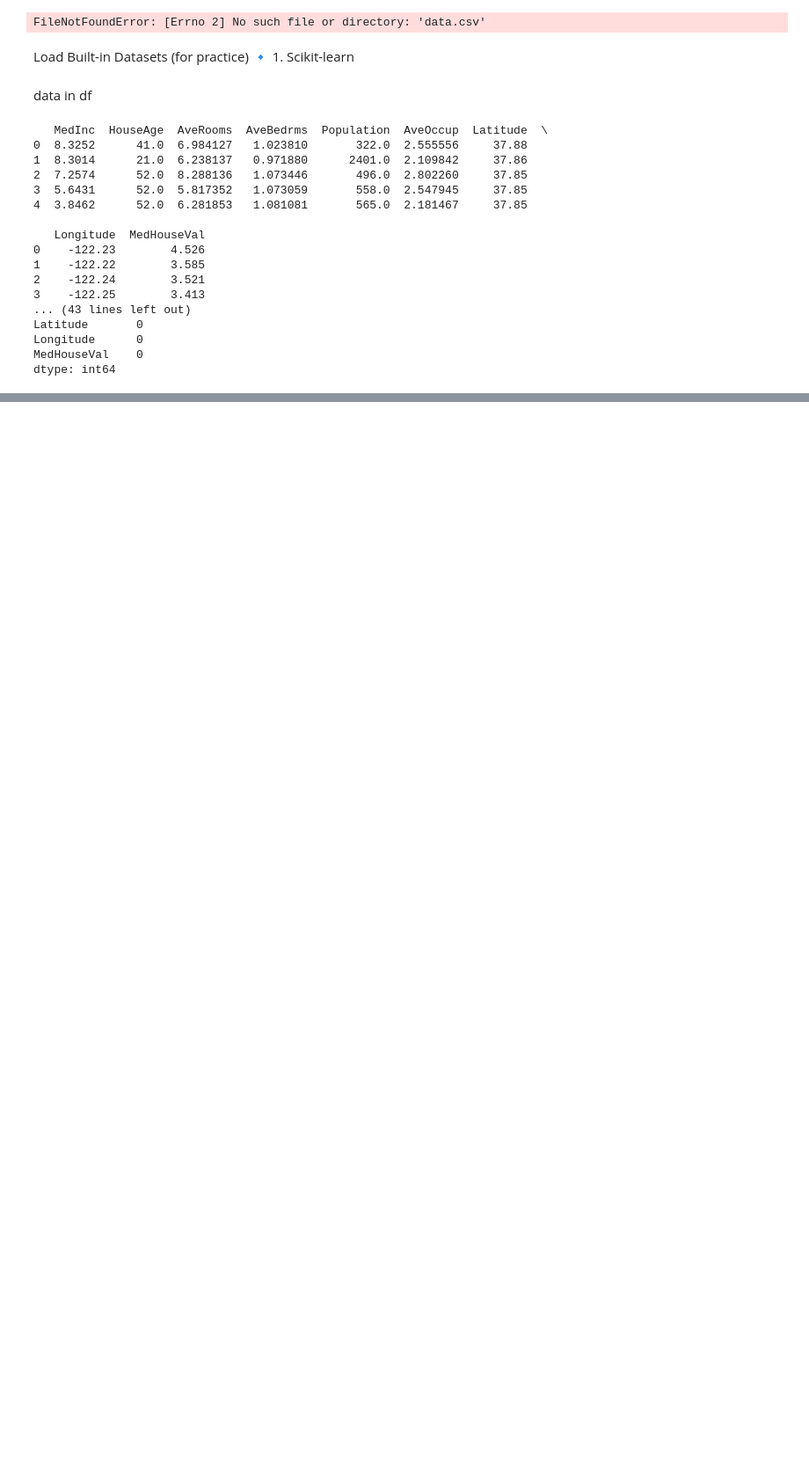
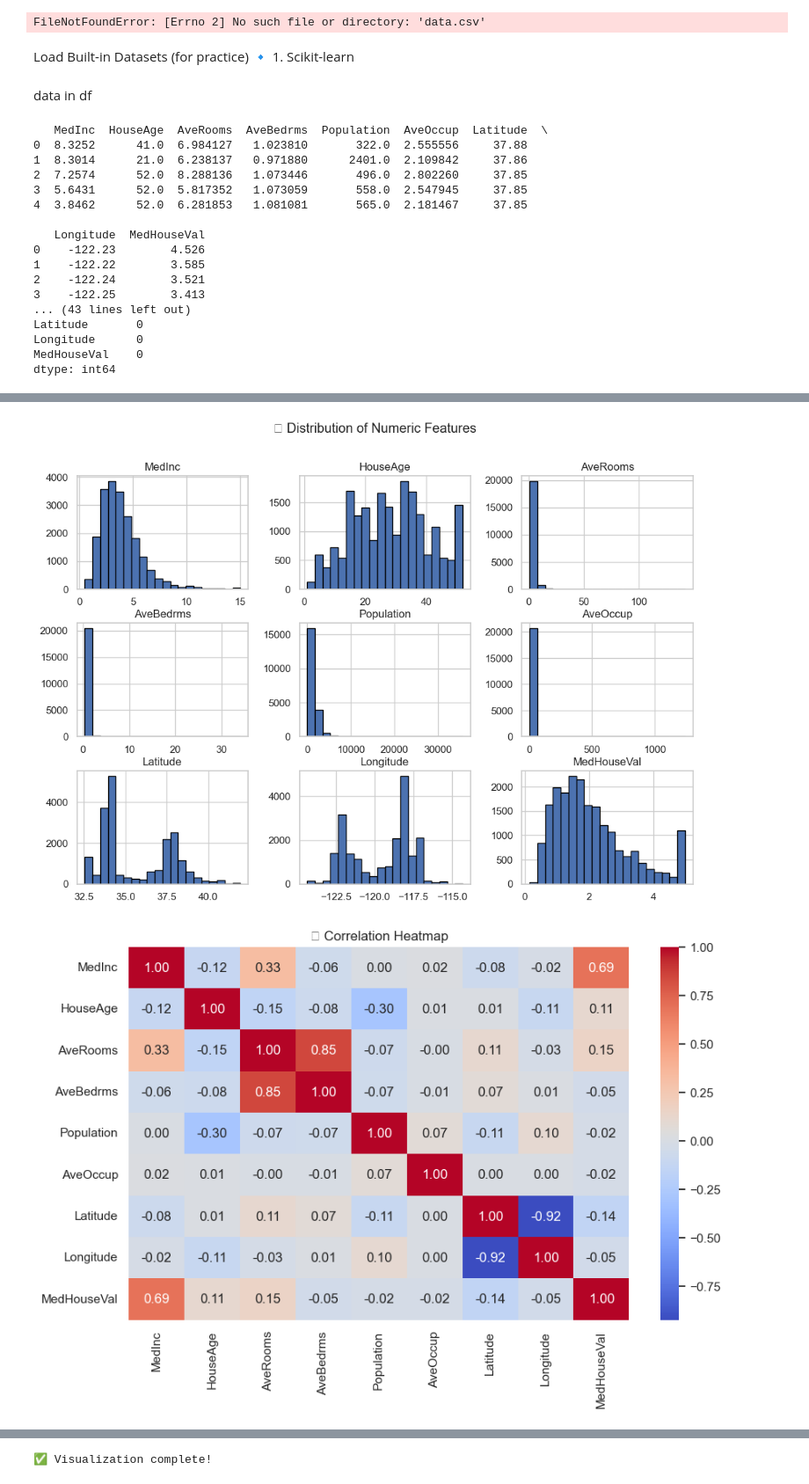
Before and after one commit to ayoub0030/ML, a Jupyter notebook: essentiel.ipynb, the cells around one changed output, grey strips where cells are left out. Shown: that part at 88% size. Cells and saved outputs as stored; diff of their text form; code cells hidden in the pictures; blank space fills up the shorter version.

```diff
--- a/essentiel.ipynb
+++ b/essentiel.ipynb
@@ -78,0 +85,66 @@ dtype: int64
+# %%
+# 📦 Import libraries
+import pandas as pd
+import matplotlib.pyplot as plt
+import seaborn as sns
+
+# 🧮 Settings
+sns.set(style="whitegrid")
+plt.rcParams["figure.figsize"] = (8, 5)
+
+
+
+# 🖼️ Step 3: Visualizations
+
+## 1️⃣ Histograms for all numeric columns
+numeric_cols = df.select_dtypes(include=["int64", "float64"]).columns
+df[numeric_cols].hist(bins=20, figsize=(12, 8), edgecolor='black')
+plt.suptitle("📈 Distribution of Numeric Features")
+plt.show()
+
+## 2️⃣ Correlation Heatmap
+if len(numeric_cols) > 1:
+    plt.figure(figsize=(10, 6))
+    sns.heatmap(df[numeric_cols].corr(), annot=True, cmap="coolwarm", fmt=".2f")
+    plt.title("🔥 Correlation Heatmap")
+    plt.show()
+
+## 3️⃣ Boxplots (for outlier detection)
+for col in numeric_cols:
+    plt.figure()
+    sns.boxplot(x=df[col])
+    plt.title(f"📦 Boxplot of {col}")
+    plt.show()
+
+## 4️⃣ Pairplot (only if not too many columns)
+if len(numeric_cols) <= 6:
+    sns.pairplot(df[numeric_cols])
+    plt.suptitle("🔗 Pairwise Relationships")
+    plt.show()
+
+# 5️⃣ Categorical vs Numeric (optional)
+categorical_cols = df.select_dtypes(include=["object", "category"]).columns
+if len(categorical_cols) > 0:
+    for cat in categorical_cols:
+        for num in numeric_cols:
+            plt.figure()
+            sns.boxplot(x=cat, y=num, data=df)
+            plt.title(f"📊 {num} by {cat}")
+            plt.xticks(rotation=45)
+            plt.show()
+
+
+# Compute correlation matrix
+correlation_matrix = df.corr()
+
+# Visualize using a heatmap
+plt.figure(figsize=(6,5))
+sns.heatmap(correlation_matrix, annot=True, cmap='coolwarm', vmin=-1, vmax=1)
+plt.title("Correlation Matrix Heatmap")
+plt.show()
+
+
+print("\n✅ Visualization complete!")
+# %% [output]
+[figure, added]
+[figure, added]
@@ -78,0 +160 @@ dtype: int64
+✅ Visualization complete!
```
Also changed, not shown: parts of 10 cells of this notebook.
